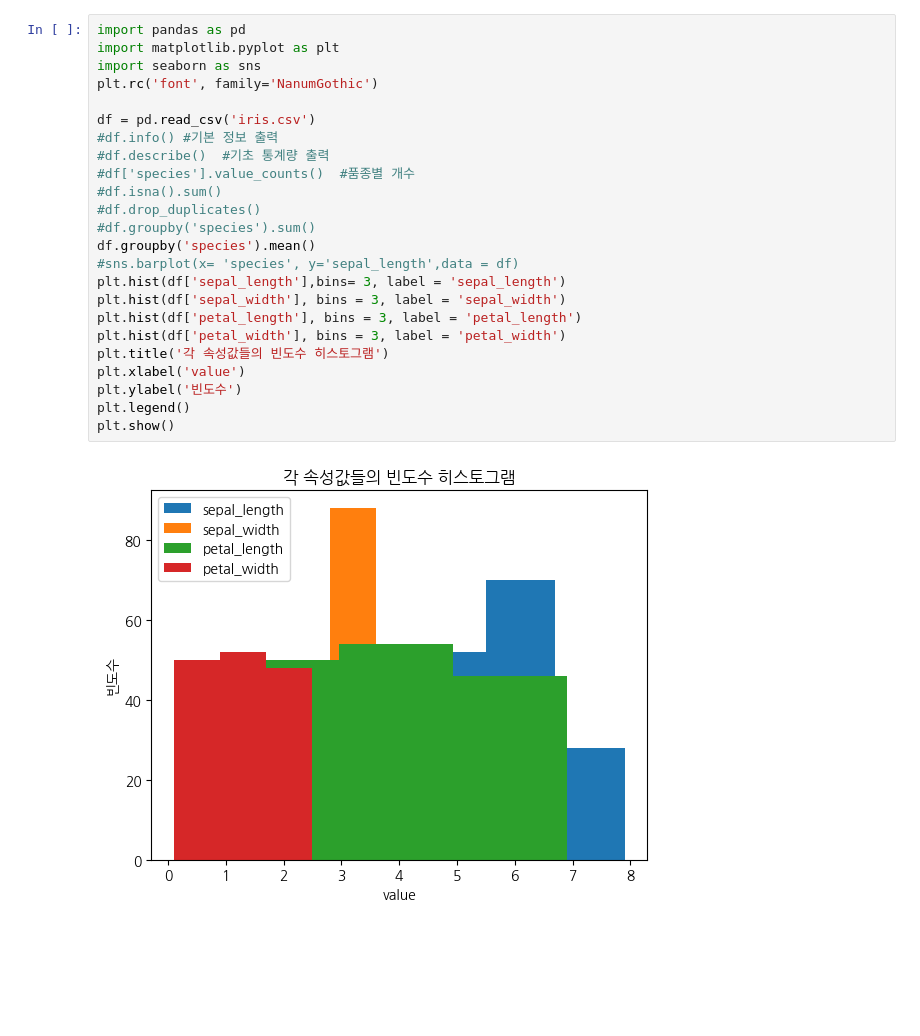
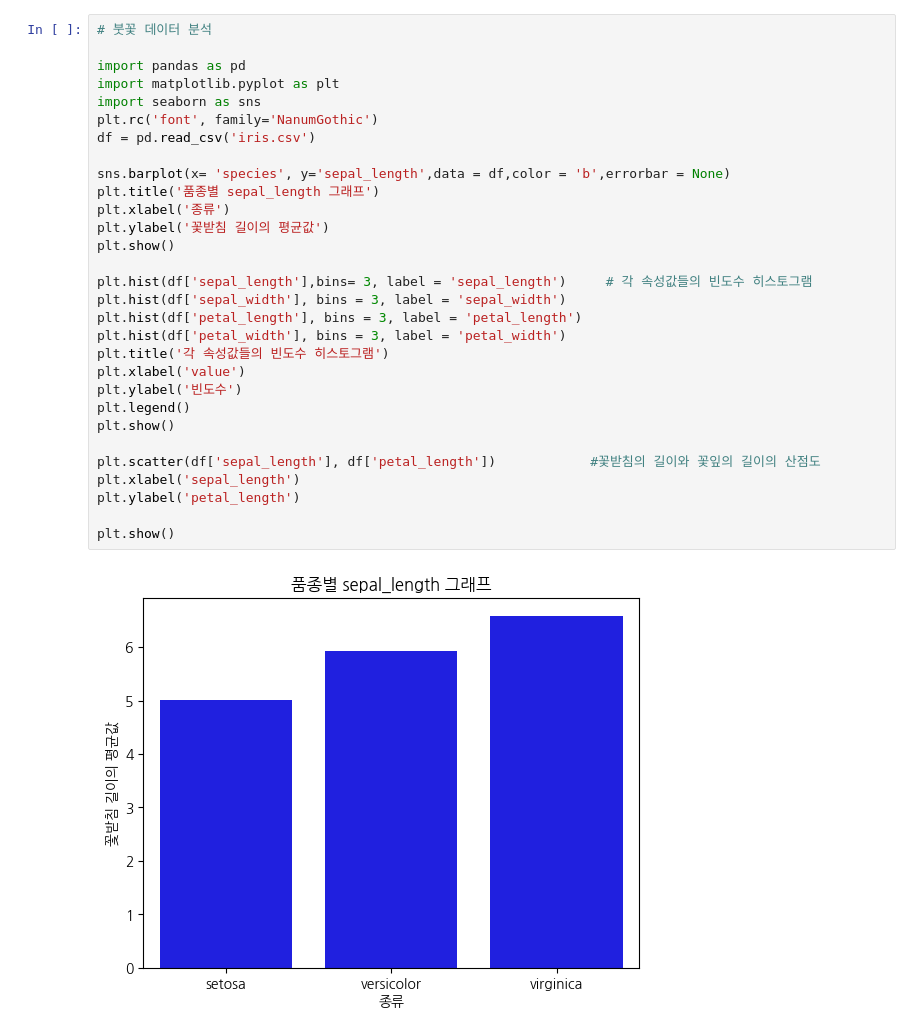
Before and after one commit to jiyoun1/aipython, a Jupyter notebook: 240112.ipynb, the cells around one changed output. Cells and saved outputs as stored; diff of their text form; blank space fills up the shorter version.

```diff
--- a/240112.ipynb
+++ b/240112.ipynb
@@ -25,26 +49,32 @@ fc-cache: succeeded
 # %%
+# 붓꽃 데이터 분석
+
 import pandas as pd
 import matplotlib.pyplot as plt
 import seaborn as sns
 plt.rc('font', family='NanumGothic')
+df = pd.read_csv('iris.csv')
 
-df = pd.read_csv('iris.csv')
-#df.info() #기본 정보 출력
-#df.describe()  #기초 통계량 출력
-#df['species'].value_counts()  #품종별 개수
-#df.isna().sum()
-#df.drop_duplicates()
-#df.groupby('species').sum()
-df.groupby('species').mean()
-#sns.barplot(x= 'species', y='sepal_length',data = df)
-plt.hist(df['sepal_length'],bins= 3, label = 'sepal_length')
+sns.barplot(x= 'species', y='sepal_length',data = df,color = 'b',errorbar = None)
+plt.title('품종별 sepal_length 그래프')
+plt.xlabel('종류')
+plt.ylabel('꽃받침 길이의 평균값')
+plt.show()
+
+plt.hist(df['sepal_length'],bins= 3, label = 'sepal_length')     # 각 속성값들의 빈도수 히스토그램
 plt.hist(df['sepal_width'], bins = 3, label = 'sepal_width')
 plt.hist(df['petal_length'], bins = 3, label = 'petal_length')
 plt.hist(df['petal_width'], bins = 3, label = 'petal_width')
 plt.title('각 속성값들의 빈도수 히스토그램')
 plt.xlabel('value')
 plt.ylabel('빈도수')
 plt.legend()
 plt.show()
+
+plt.scatter(df['sepal_length'], df['petal_length'])            #꽃받침의 길이와 꽃잎의 길이의 산점도
+plt.xlabel('sepal_length')
+plt.ylabel('petal_length')
+
+plt.show()
 # %% [output]
-[figure, old version]
+[figure, new version]
```
Also changed, not shown: parts of 3 cells of this notebook.
